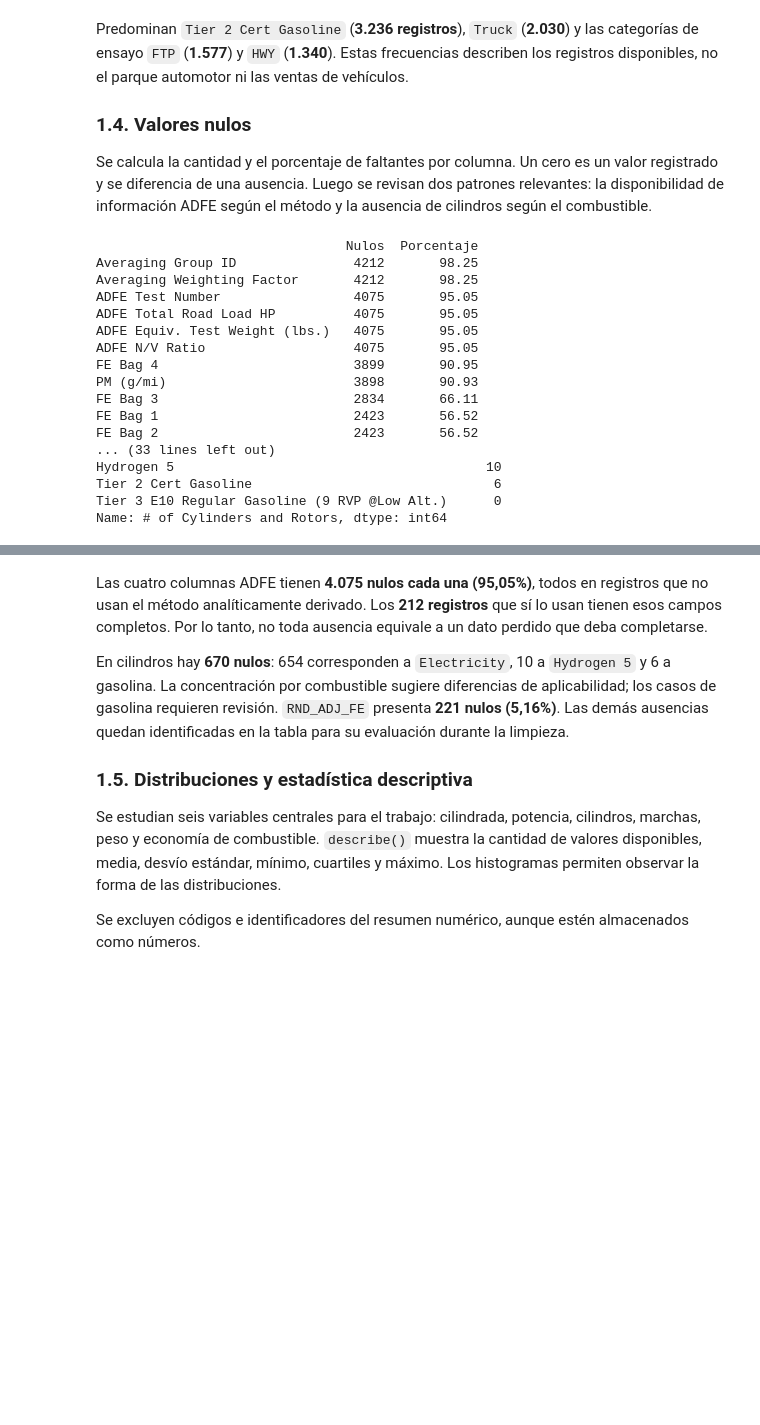
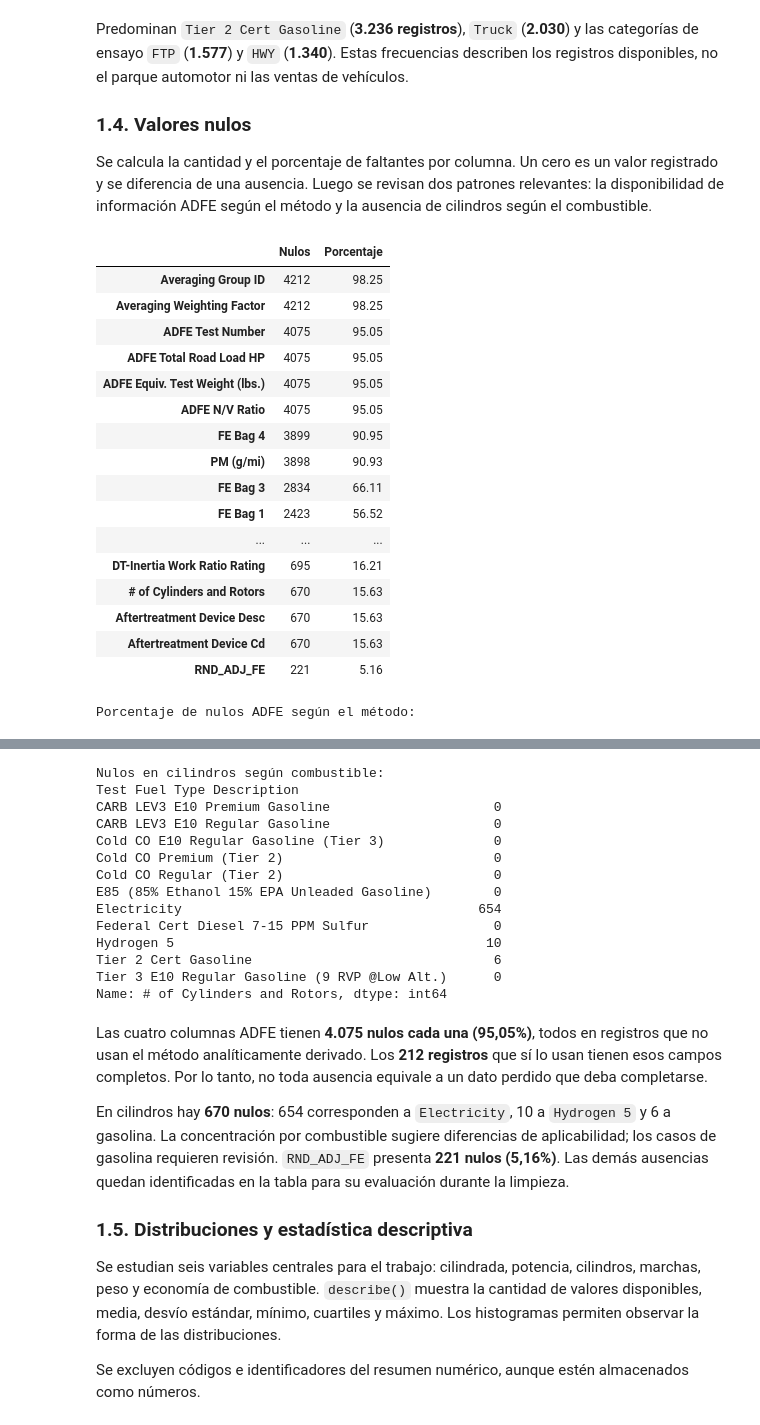
Before and after one commit to rodrigo1git/TPE-Fundamentos-de-Ciencia-de-Datos, a Jupyter notebook: TPE.ipynb, the cells around one changed output, grey strips where cells are left out. Saved outputs shown, nothing was run; the diff lists cells and outputs as text; code cells hidden in the pictures; blank space fills up the shorter version.

```diff
--- a/TPE.ipynb
+++ b/TPE.ipynb
@@ -142,34 +169,35 @@ Se calcula la cantidad y el porcentaje de faltantes por columna. Un cero es un v
 # %%
 faltantes = pd.DataFrame({
     'Nulos': datos.isna().sum(),
     'Porcentaje': 100 * datos.isna().sum() / len(datos)
 })
-print(faltantes[faltantes['Nulos'] > 0].sort_values('Nulos', ascending=False).round(2))
+display(faltantes[faltantes['Nulos'] > 0].sort_values('Nulos', ascending=False).round(2))
 
 # Los campos ADFE corresponden a economía derivada analíticamente.
 adfe = ['ADFE Test Number', 'ADFE Total Road Load HP',
         'ADFE Equiv. Test Weight (lbs.)', 'ADFE N/V Ratio']
 print('Porcentaje de nulos ADFE según el método:')
-print(datos[adfe].isna().groupby(datos['Analytically Derived FE?']).mean() * 100)
+display(datos[adfe].isna().groupby(datos['Analytically Derived FE?']).mean() * 100)
 
 print('Nulos en cilindros según combustible:')
 nulos_cilindros = datos['# of Cylinders and Rotors'].isna()
 print(nulos_cilindros.groupby(datos['Test Fuel Type Description']).sum())
 # %% [output]
+|  | Nulos | Porcentaje |
+| Averaging Group ID | 4212 | 98.25 |
+| Averaging Weighting Factor | 4212 | 98.25 |
+| ADFE Test Number | 4075 | 95.05 |
+| ADFE Total Road Load HP | 4075 | 95.05 |
+| ADFE Equiv. Test Weight (lbs.) | 4075 | 95.05 |
+| ADFE N/V Ratio | 4075 | 95.05 |
+| FE Bag 4 | 3899 | 90.95 |
+| PM (g/mi) | 3898 | 90.93 |
+| FE Bag 3 | 2834 | 66.11 |
+| FE Bag 1 | 2423 | 56.52 |
+| ... | ... | ... |
+| DT-Inertia Work Ratio Rating | 695 | 16.21 |
+| # of Cylinders and Rotors | 670 | 15.63 |
+| Aftertreatment Device Desc | 670 | 15.63 |
+| Aftertreatment Device Cd | 670 | 15.63 |
+| RND_ADJ_FE | 221 | 5.16 |
-                                Nulos  Porcentaje
-Averaging Group ID               4212       98.25
-Averaging Weighting Factor       4212       98.25
-ADFE Test Number                 4075       95.05
-ADFE Total Road Load HP          4075       95.05
-ADFE Equiv. Test Weight (lbs.)   4075       95.05
-ADFE N/V Ratio                   4075       95.05
-FE Bag 4                         3899       90.95
-PM (g/mi)                        3898       90.93
-FE Bag 3                         2834       66.11
-FE Bag 1                         2423       56.52
-FE Bag 2                         2423       56.52
-... (33 lines left out)
-Hydrogen 5                                        10
-Tier 2 Cert Gasoline                               6
-Tier 3 E10 Regular Gasoline (9 RVP @Low Alt.)      0
-Name: # of Cylinders and Rotors, dtype: int64
+Porcentaje de nulos ADFE según el método:
@@ -176,3 +208,17 @@ Name: # of Cylinders and Rotors, dtype: int64
+Nulos en cilindros según combustible:
+Test Fuel Type Description
+CARB LEV3 E10 Premium Gasoline                     0
+CARB LEV3 E10 Regular Gasoline                     0
+Cold CO E10 Regular Gasoline (Tier 3)              0
+Cold CO Premium (Tier 2)                           0
+Cold CO Regular (Tier 2)                           0
+E85 (85% Ethanol 15% EPA Unleaded Gasoline)        0
+Electricity                                      654
+Federal Cert Diesel 7-15 PPM Sulfur                0
+Hydrogen 5                                        10
+Tier 2 Cert Gasoline                               6
+Tier 3 E10 Regular Gasoline (9 RVP @Low Alt.)      0
+Name: # of Cylinders and Rotors, dtype: int64
 # %% [markdown]
 Las cuatro columnas ADFE tienen **4.075 nulos cada una (95,05%)**, todos en registros que no usan el método analíticamente derivado. Los **212 registros** que sí lo usan tienen esos campos completos. Por lo tanto, no toda ausencia equivale a un dato perdido que deba completarse.
 
```
Also changed, not shown: parts of 8 cells of this notebook.
